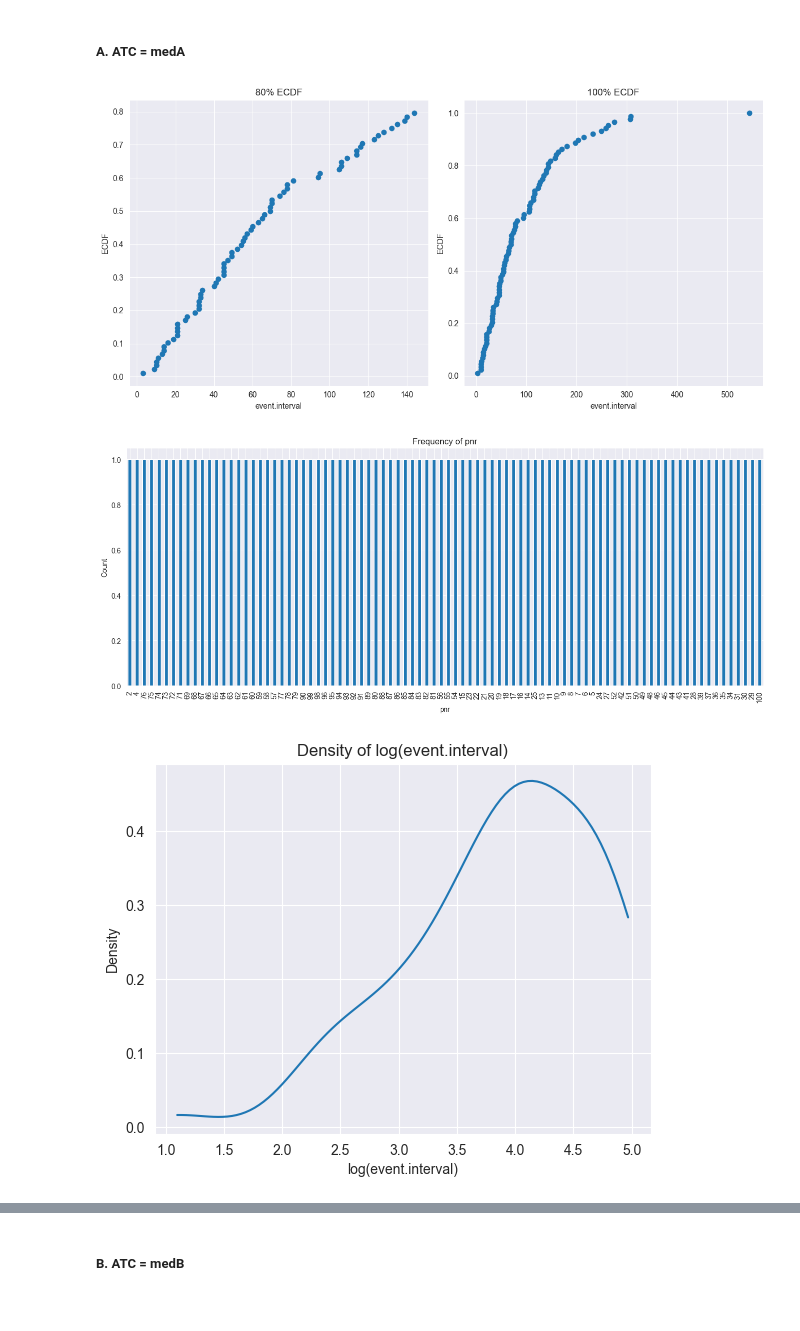
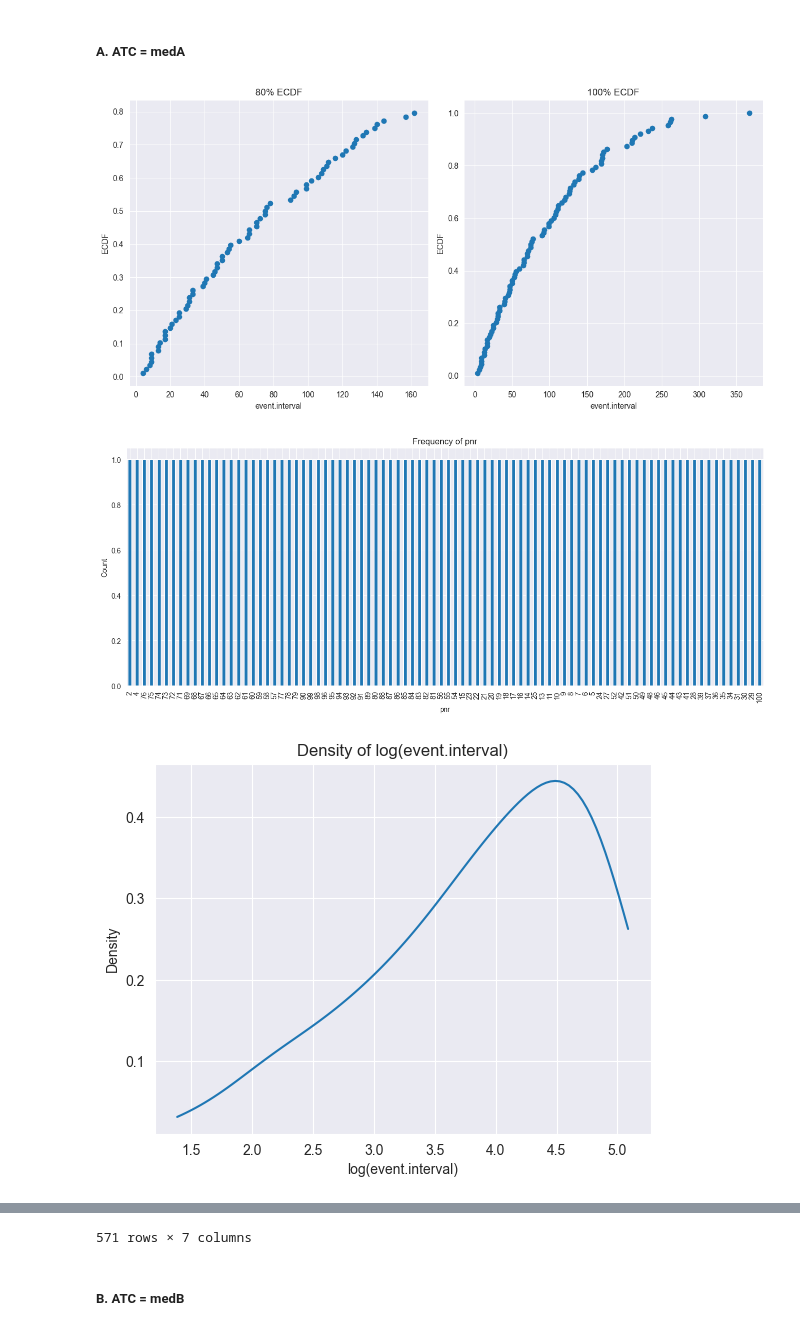
Before and after one commit to zeusschoolacc/SEE_PY, a Jupyter notebook: src/main.ipynb, the cells around one changed output, grey strips where cells are left out. Saved outputs shown, nothing was run; the diff lists cells and outputs as text; code cells hidden in the pictures.

```diff
--- a/src/main.ipynb
+++ b/src/main.ipynb
@@ -351,7 +351,7 @@ def See_DBSCAN(arg1, tidy):
     Drug_see_p1 = Drug_see_p1.dropna(subset=['prev_eksd'])
 
     # For each pnr group, randomly sample one row
-    Drug_see_p1 = Drug_see_p1.groupby('pnr', group_keys=False).apply(lambda x: x.sample(1))
+    Drug_see_p1 = Drug_see_p1.groupby('pnr', group_keys=False).apply(lambda x: x.sample(1, random_state=1234))
 
     # Keep only needed columns
     Drug_see_p1 = Drug_see_p1[['pnr', 'eksd', 'prev_eksd']].copy()
@@ -438,7 +438,7 @@ def See_DBSCAN(arg1, tidy):
     labels_final = db_final.fit_predict(X_scaled)
     dfper['cluster'] = labels_final
     # Replace noise label (-1) with 0 for consistency
-    dfper['cluster'] = dfper['cluster'].apply(lambda x: x if x != -1 else 0)
+    # dfper['cluster'] = dfper['cluster'].apply(lambda x: x if x != -1 else 0)
 
     # Compute summary statistics (min, max, median) on log(x) for each cluster
     dfper['log_x'] = np.log(dfper['x'])
@@ -571,9 +571,9 @@ medB_see_kmc.head()
 # %%
 medA_see_dbscan = See_DBSCAN('medA', simulated_df)
 
-medA_see_dbscan.head()
+medA_see_dbscan
 # %% [output]
-[figure, old version]
+[figure, new version]
 [figure]
-[figure, old version]
+[figure, new version]
 |  | pnr | eksd | perday | ATC | dur_original | Median | cluster |
@@ -585,3 +591,4 @@ medA_see_dbscan.head()
+571 rows × 7 columns
 # %% [markdown]
 ##### B. ATC = medB
 # %%
```
Also changed, not shown: parts of 13 cells of this notebook.
